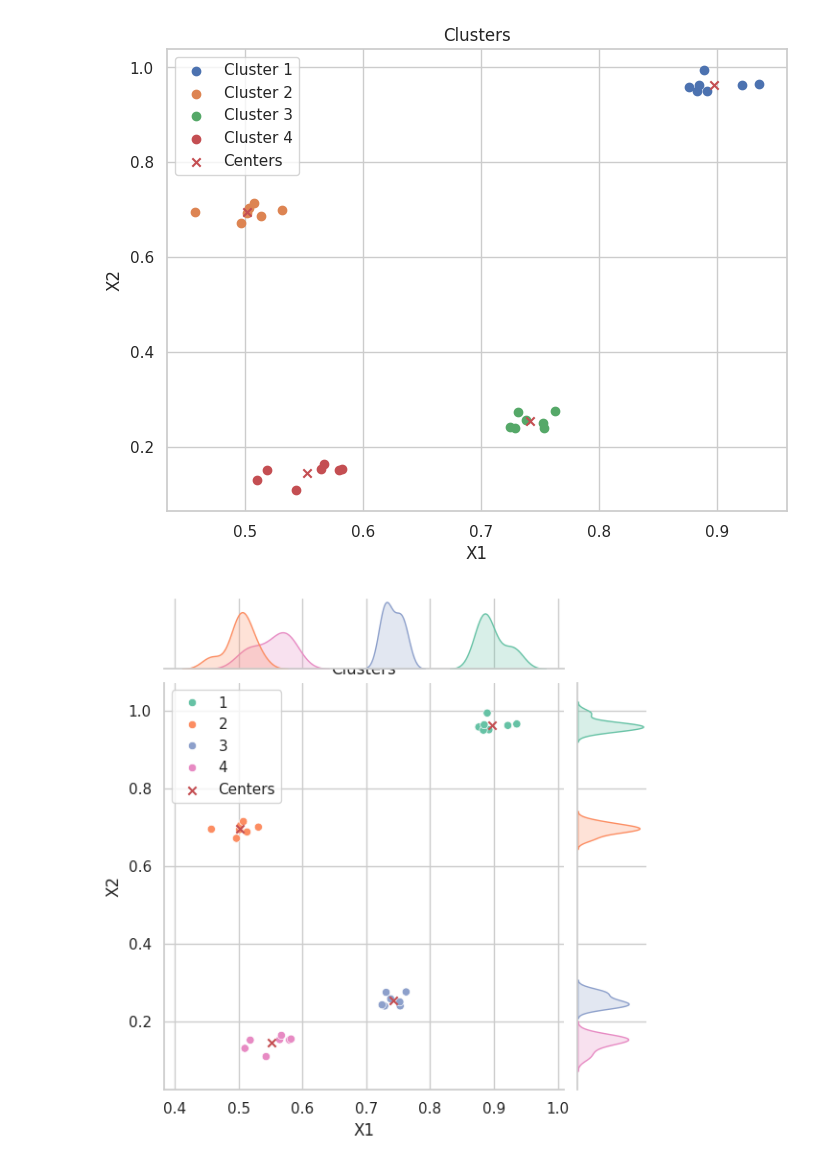
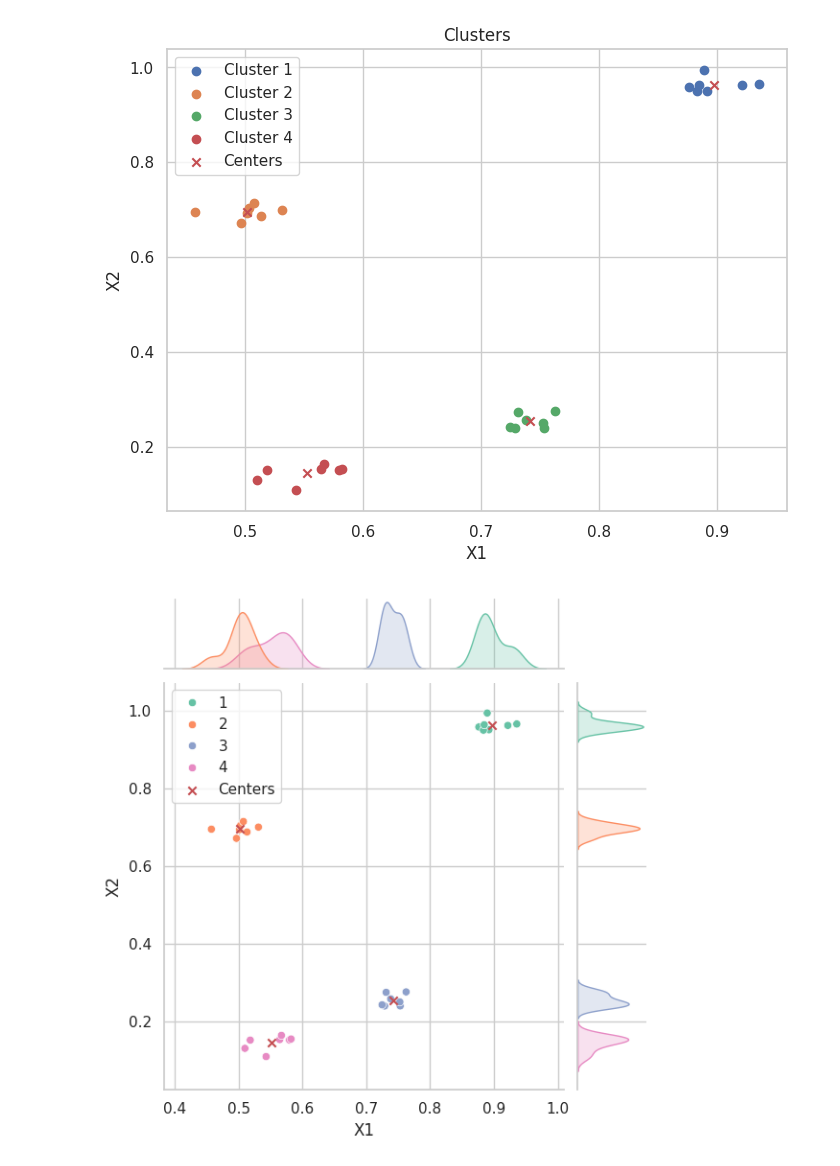
Before and after one commit to InnerShadow/Data-Minig, a Jupyter notebook: Lab4/Lab4.ipynb, the cells around one changed output. Drawn from its saved outputs; the diff is of its cells as text; code cells hidden in the pictures.

```diff
--- a/Lab4/Lab4.ipynb
+++ b/Lab4/Lab4.ipynb
@@ -220,11 +218,10 @@ plt.show()
 # %%
 sns.jointplot(x = df.iloc[:, 0], y = df.iloc[:, 1], kind = "scatter", hue = clusters, palette = "Set2", height = 6)
 
 plt.scatter(np.array(cluster_centers)[:, 0], np.array(cluster_centers)[:, 1], color = 'r', marker = 'x', label = 'Centers')
-plt.title('Clusters')
 plt.xlabel('X1')
 plt.ylabel('X2')
 plt.legend()
 plt.show()
 # %% [output]
-[figure, old version]
+[figure, new version]
```
Also changed, not shown: parts of 1 cell of this notebook.
